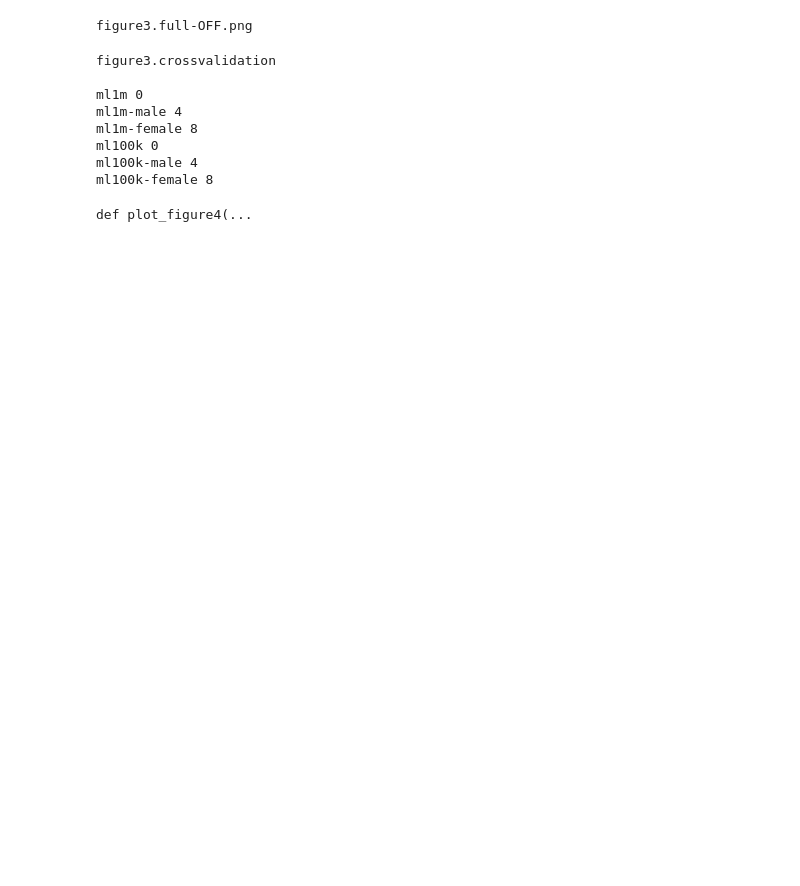
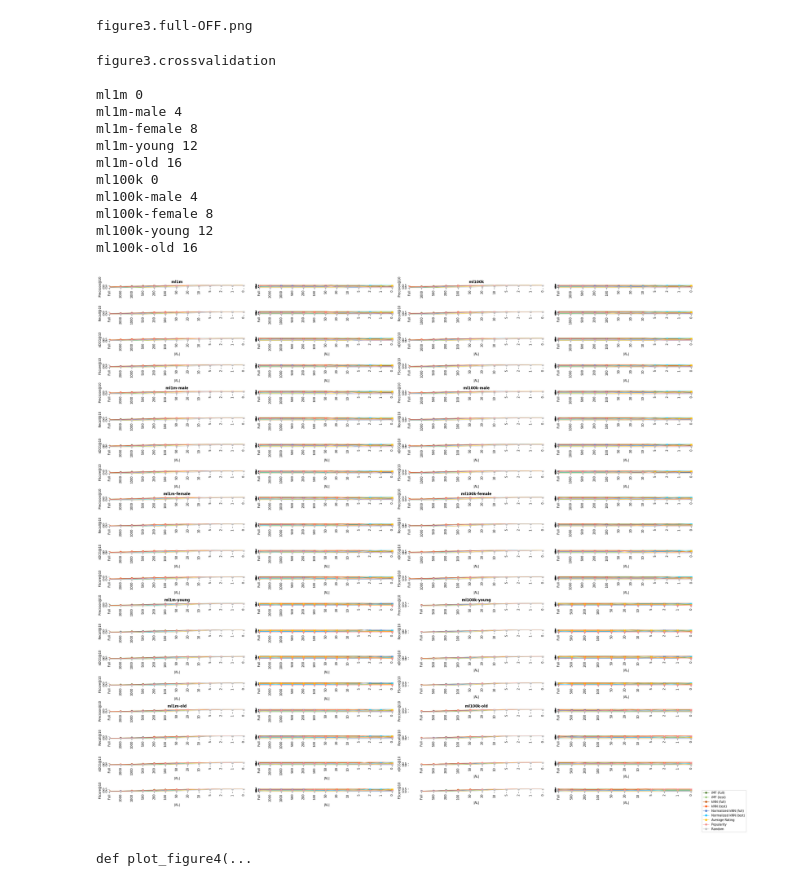
Before and after one commit to PavelA85/RecSys2020, a Jupyter notebook: Plot-gender2.ipynb, the cells around one changed output. Drawn from its saved outputs; the diff is of its cells as text; code cells hidden in the pictures; blank space fills up the shorter version.

```diff
--- a/Plot-gender2.ipynb
+++ b/Plot-gender2.ipynb
@@ -135,34 +205,0 @@ def plot_figure1(split, ax1, ax2):
-# %%
-print("figure1.gender.png\n")
-fig, ax = plt.subplots(len(splits) // 2, 2 * 2)
-firstColumn, secondColumn = split_list(splits)
-
-for i, split in enumerate(firstColumn):
-    ax1 = ax[i, 0]
-    ax2 = ax[i, 1]
-    plot_figure1(split, ax1, ax2)
-
-for i, split in enumerate(secondColumn):
-    ax1 = ax[i, 2]
-    ax2 = ax[i, 3]
-    artists, recommenders = plot_figure1(split, ax1, ax2)
-
-for idx, a in np.ndenumerate(ax):
-    a.tick_params(axis="both", which="both", pad=0)
-
-plt.legend(
-    artists,
-    recommenders,
-    bbox_to_anchor=(1.05, 1),
-    loc="upper left",
-    # title="Recommender",
-    title_fontsize="xx-large",
-)
-
-fig.set_size_inches(12, 10)
-fig.tight_layout()
-
-png = os.path.join(data_dir, "figure1.gender.png")
-fig.savefig(png, format="png", dpi=300, transparent=False)
-plt.show()
-# plt.close("all")
@@ -233,7 +261,7 @@ def plot_metrics(
     for column_title, color in zip(data.columns[1:], colors):
         x = list(range(len(data[column_title])))
         artist = plt.Line2D(
-            xdata=x, ydata=[data[column_title]], lw=1, color=color, marker="o"
+            xdata=x, ydata=[data[column_title]], lw=1, color=rec_colors_dict[column_title], marker="o"
         )
         ax.add_artist(artist)
         artists.append(artist)
@@ -547,7 +597,7 @@ def plot_figure3(split, axes, row, col):
     return artists, recommender
 
 
-fig, ax = plt.subplots(nrows=12, ncols=4)
+fig, ax = plt.subplots(nrows=20, ncols=4)
 
 firstColumn, secondColumn = split_list(splits)
 
@@ -570,33 +620,38 @@ for i, split in enumerate(firstColumn):
 for i, split in enumerate(secondColumn):
     artists, recommenders = plot_column(i, split, ax, col=1)
 
 
 plt.legend(
     artists,
     recommender,
     bbox_to_anchor=(1.05, 1),
     loc="upper left",
     # title="Recommender",
     title_fontsize="x-large",
 )
 # fig.suptitle(split)
 
 fig.set_size_inches(30, 25)
 fig.tight_layout()
 png = os.path.join(data_dir, "figure303.crossvalidation.png")
 fig.savefig(png, format="png", dpi=300, transparent=False)
 # dpi=1200
 plt.show()
 # plt.close("all")
 # %% [output]
 figure3.crossvalidation
 
 ml1m 0
 ml1m-male 4
 ml1m-female 8
+ml1m-young 12
+ml1m-old 16
 ml100k 0
 ml100k-male 4
 ml100k-female 8
+ml100k-young 12
+ml100k-old 16
+[figure, added]
 # %%
 def fill_correlation(p, r, n):
     p = p.drop(index=[10, 11])
```
Also changed, not shown: parts of 11 cells of this notebook, 4 other files.
